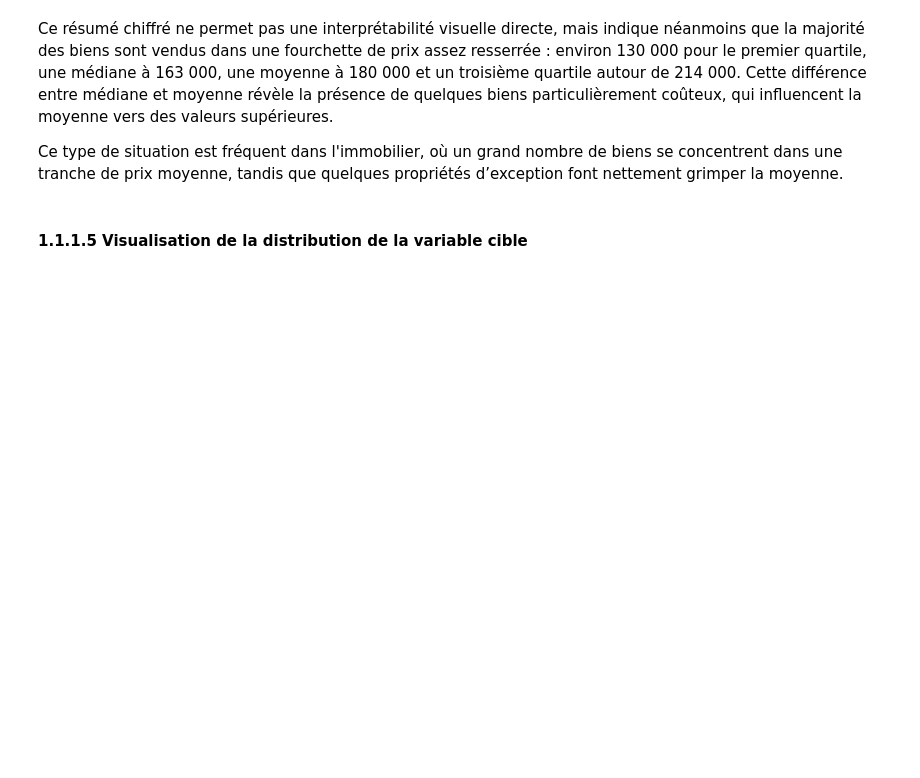
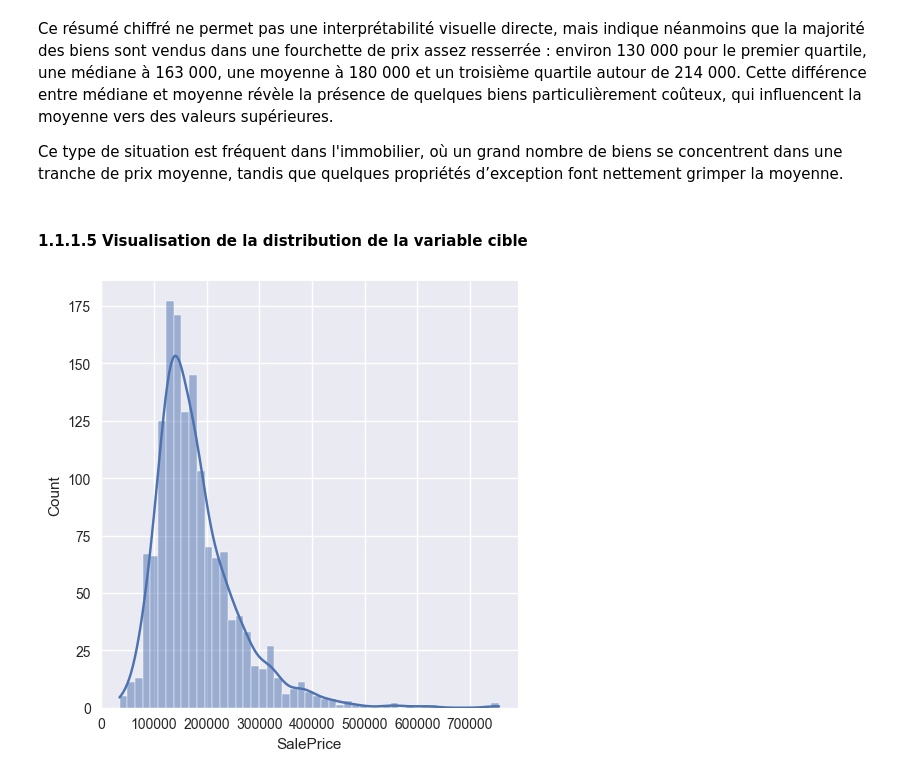
Before and after one commit to cutiips/OverfittingRepo, a Jupyter notebook: new-hope.ipynb, the cells around one changed output. Drawn from its saved outputs; the diff is of its cells as text; code cells hidden in the pictures; blank space fills up the shorter version.

```diff
--- a/new-hope.ipynb
+++ b/new-hope.ipynb
@@ -175,3 +175,9 @@ Ce résumé chiffré ne permet pas une interprétabilité visuelle directe, mais
 Ce type de situation est fréquent dans l'immobilier, où un grand nombre de biens se concentrent dans une tranche de prix moyenne, tandis que quelques propriétés d’exception font nettement grimper la moyenne.
 # %% [markdown]
 #### 1.1.1.5 Visualisation de la distribution de la variable cible
+# %%
+# distribution plot with normal fit
+ax = sns.displot(data = train_raw['SalePrice'], kde=True)
+plt.show()
+# %% [output]
+[figure, added]
```
Also changed, not shown: parts of 24 cells of this notebook.
